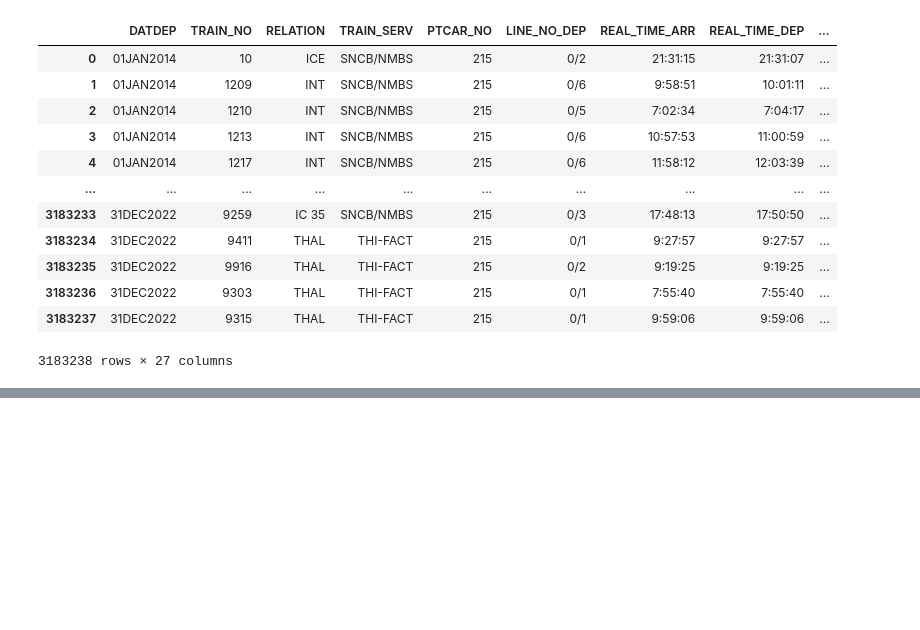
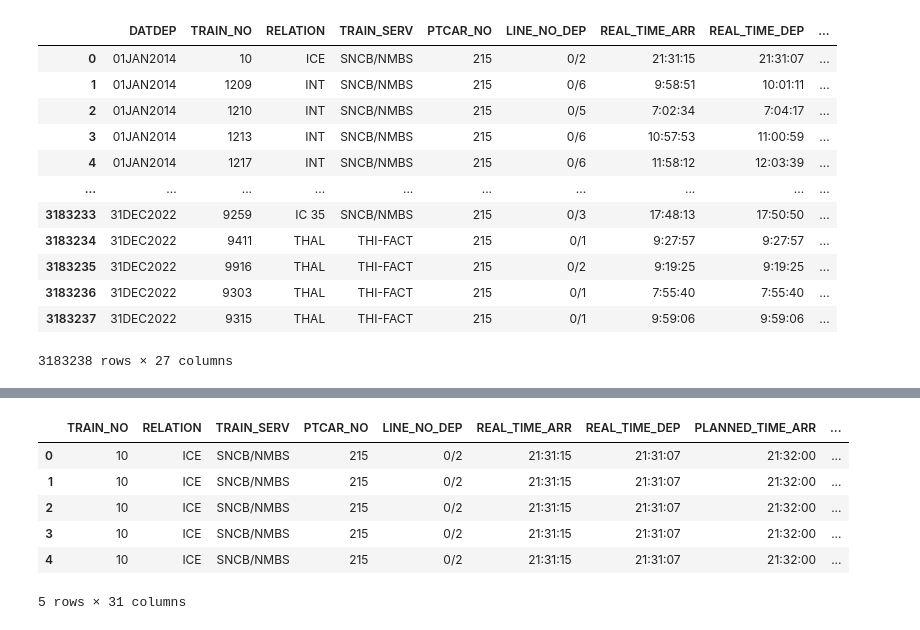
Before and after one commit to ilse-espino/train_delays_belgium, a Jupyter notebook: 1.2-data_train_delays.ipynb, the cells around one changed output, grey strips where cells are left out. Drawn from its saved outputs; the diff is of its cells as text; code cells hidden in the pictures; blank space fills up the shorter version.

```diff
--- a/1.2-data_train_delays.ipynb
+++ b/1.2-data_train_delays.ipynb
@@ -113,3 +113,6 @@ final_df.drop(columns=["train_stations"])
 | 3183236 | 31DEC2022 | 9303 | THAL | THI-FACT | 215 | 0/1 | 7:55:40 | 7:55:40 | ... |
 | 3183237 | 31DEC2022 | 9315 | THAL | THI-FACT | 215 | 0/1 | 9:59:06 | 9:59:06 | ... |
 3183238 rows × 27 columns
+# %%
+# get weather data
+df_weather = pd.read_pickle("/Users/ilseeb/Desktop/Postgraduate/Train Punctuality Data/weather_data.pkl")
@@ -115,0 +139,19 @@ final_df.drop(columns=["train_stations"])
+# %%
+# change year, month, and day data type to integer
+final_df["year"] = final_df["year"].apply(lambda x: x[:2]).astype(int)
+final_df["month"] = final_df["month"].apply(lambda x: x[:2]).astype(int)
+final_df["day"] = final_df["day"].apply(lambda x: x[:2]).astype(int)
+# %%
+# merge train delays with weather data and drop duplicated columns
+final_df_2 = pd.merge(final_df, df_weather, how="left", left_on = ["year", "month", "day", "hour_time_dep"], right_on = ["year", "month", "day", "time"])
+final_df_2.drop(columns=["time", "DATDEP"], inplace=True)
+# %%
+final_df_2.head()
+# %% [output]
+|  | TRAIN_NO | RELATION | TRAIN_SERV | PTCAR_NO | LINE_NO_DEP | REAL_TIME_ARR | REAL_TIME_DEP | PLANNED_TIME_ARR | ... |
+| 0 | 10 | ICE | SNCB/NMBS | 215 | 0/2 | 21:31:15 | 21:31:07 | 21:32:00 | ... |
+| 1 | 10 | ICE | SNCB/NMBS | 215 | 0/2 | 21:31:15 | 21:31:07 | 21:32:00 | ... |
+| 2 | 10 | ICE | SNCB/NMBS | 215 | 0/2 | 21:31:15 | 21:31:07 | 21:32:00 | ... |
+| 3 | 10 | ICE | SNCB/NMBS | 215 | 0/2 | 21:31:15 | 21:31:07 | 21:32:00 | ... |
+| 4 | 10 | ICE | SNCB/NMBS | 215 | 0/2 | 21:31:15 | 21:31:07 | 21:32:00 | ... |
+5 rows × 31 columns
```
Also changed, not shown: parts of 2 cells of this notebook, 1 other file.
